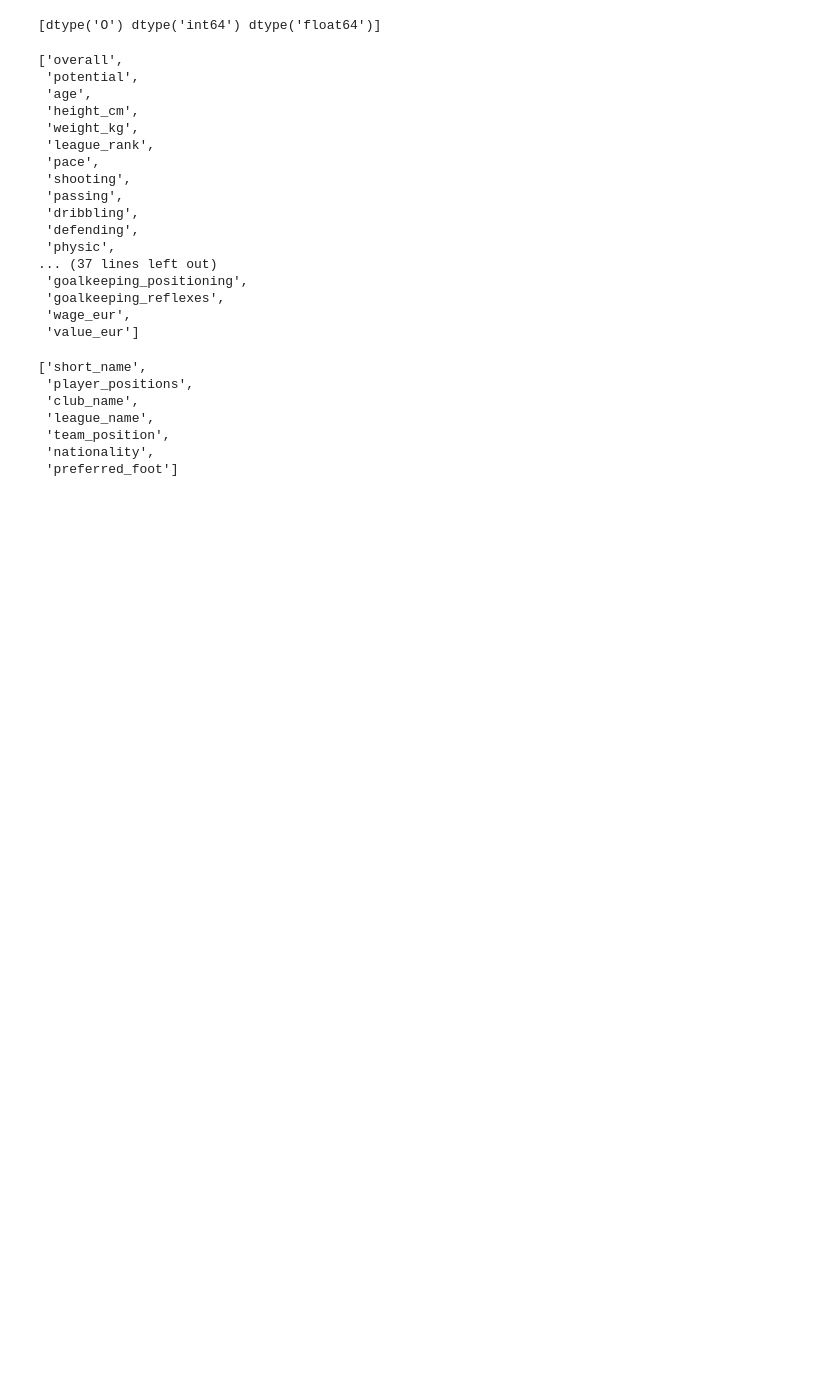
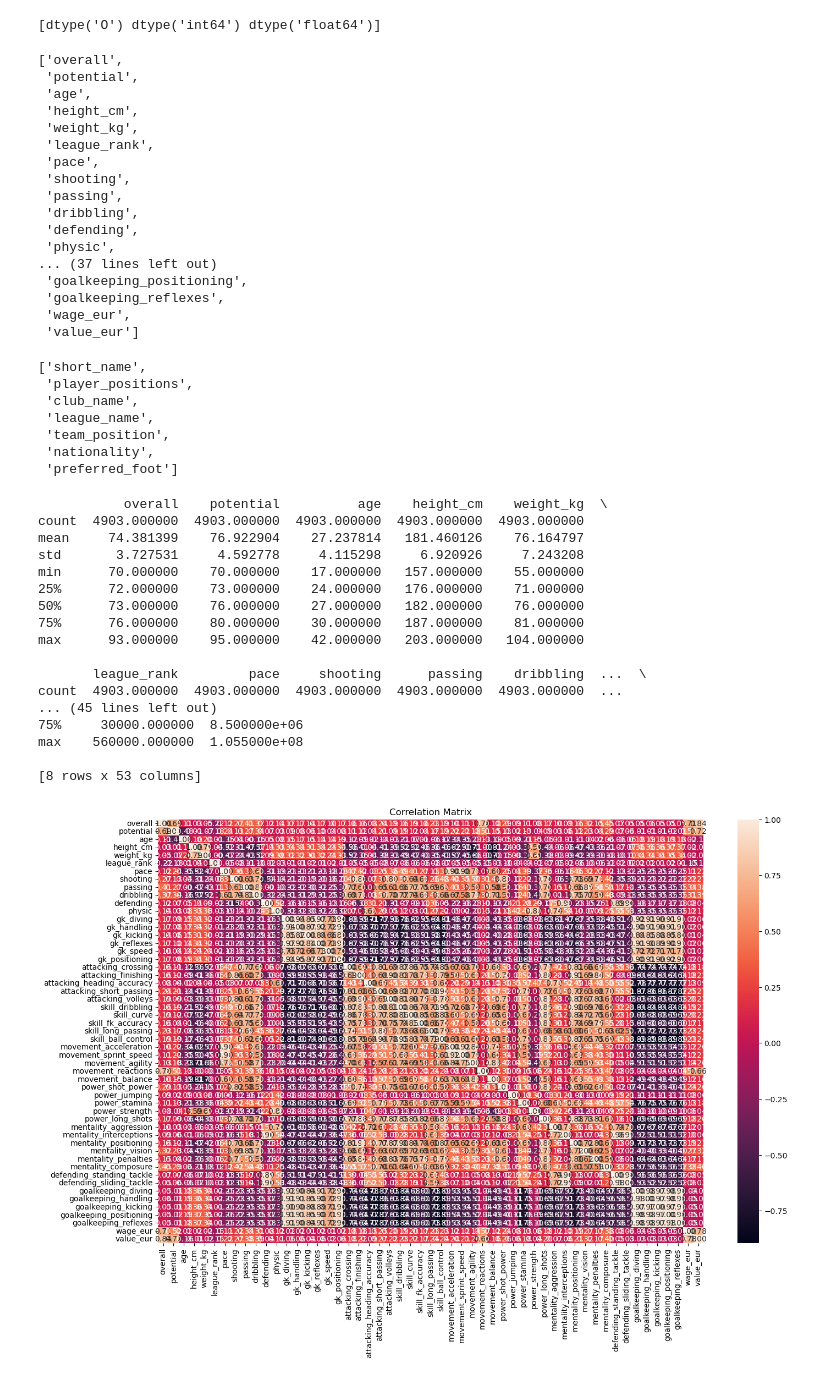
Before and after one commit to quyen20345/ml-project, a Jupyter notebook: analyze/analyze.ipynb, the cells around one changed output. Cells and saved outputs as stored; diff of their text form; code cells hidden in the pictures; blank space fills up the shorter version.

```diff
--- a/analyze/analyze.ipynb
+++ b/analyze/analyze.ipynb
@@ -4,7 +4,7 @@ import numpy as np
 # %% [markdown]
 #### load data.
 # %%
-df = pd.read_csv('..\data\processed\dataset.csv')
+df = pd.read_csv('../data/processed/dataset.csv')
 # %% [markdown]
 #### check data
 # %%
@@ -99,3 +97,65 @@ list(df.select_dtypes(include=['O']))
  'team_position',
  'nationality',
  'preferred_foot']
+# %%
+import pandas as pd
+import seaborn as sns
+import matplotlib.pyplot as plt
+
+# Assuming df is your cleaned DataFrame
+numeric_columns = df.select_dtypes(include=['int64', 'float64']).columns
+numeric_df = df[numeric_columns]
+
+# Descriptive Statistics
+print(numeric_df.describe())
+
+# Correlation Matrix
+correlation_matrix = numeric_df.corr()
+plt.figure(figsize=(16, 10))
+sns.heatmap(correlation_matrix, annot=True, fmt=".2f")
+plt.title("Correlation Matrix")
+plt.show()
+
+# Distribution of Overall Ratings
+plt.figure(figsize=(10, 6))
+sns.histplot(df['overall'], bins=30, kde=True)
+plt.title("Distribution of Overall Ratings")
+plt.xlabel("Overall Rating")
+plt.ylabel("Frequency")
+plt.show()
+
+# Box Plot for Wages
+plt.figure(figsize=(10, 6))
+sns.boxplot(x='league_name', y='wage_eur', data=df)
+plt.title("Wage Distribution by League")
+plt.xlabel("League")
+plt.ylabel("Wage (EUR)")
+plt.xticks(rotation=45)
+plt.show()
+
+# Scatter Plot for Age vs. Overall Rating
+plt.figure(figsize=(10, 6))
+sns.scatterplot(x='age', y='overall', data=df)
+plt.title("Age vs. Overall Rating")
+plt.xlabel("Age")
+plt.ylabel("Overall Rating")
+plt.show()
+# %% [output]
+           overall    potential          age    height_cm    weight_kg  \
+count  4903.000000  4903.000000  4903.000000  4903.000000  4903.000000
+mean     74.381399    76.922904    27.237814   181.460126    76.164797
+std       3.727531     4.592778     4.115298     6.920926     7.243208
+min      70.000000    70.000000    17.000000   157.000000    55.000000
+25%      72.000000    73.000000    24.000000   176.000000    71.000000
+50%      73.000000    76.000000    27.000000   182.000000    76.000000
+75%      76.000000    80.000000    30.000000   187.000000    81.000000
+max      93.000000    95.000000    42.000000   203.000000   104.000000
+
+       league_rank         pace     shooting      passing    dribbling  ...  \
+count  4903.000000  4903.000000  4903.000000  4903.000000  4903.000000  ...
+... (45 lines left out)
+75%     30000.000000  8.500000e+06
+max    560000.000000  1.055000e+08
+
+[8 rows x 53 columns]
+[figure, added]
```
Also changed, not shown: parts of 3 cells of this notebook, 9 other files.
